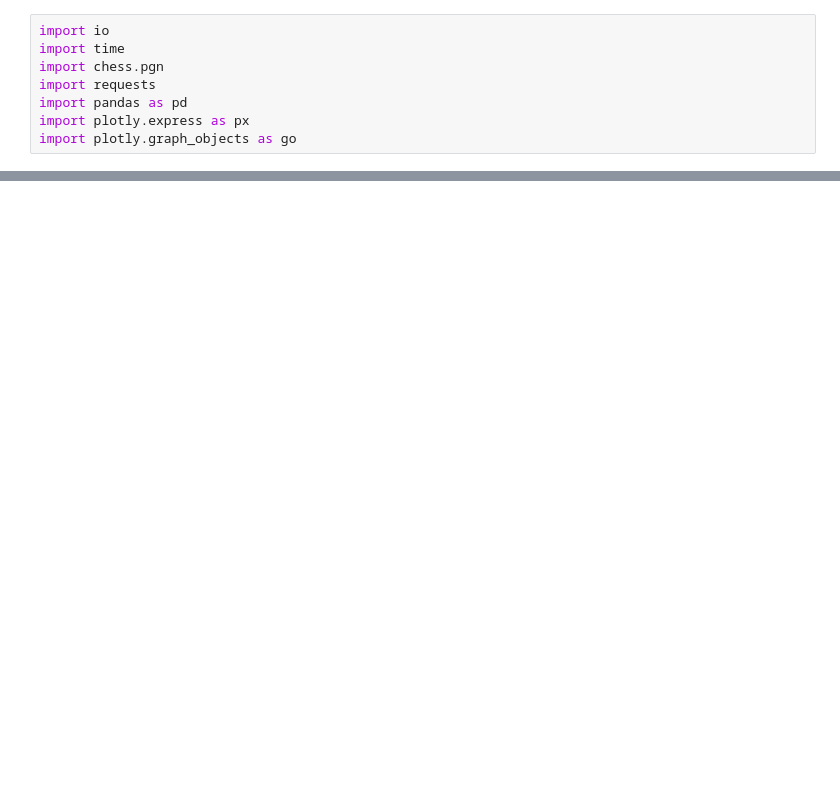
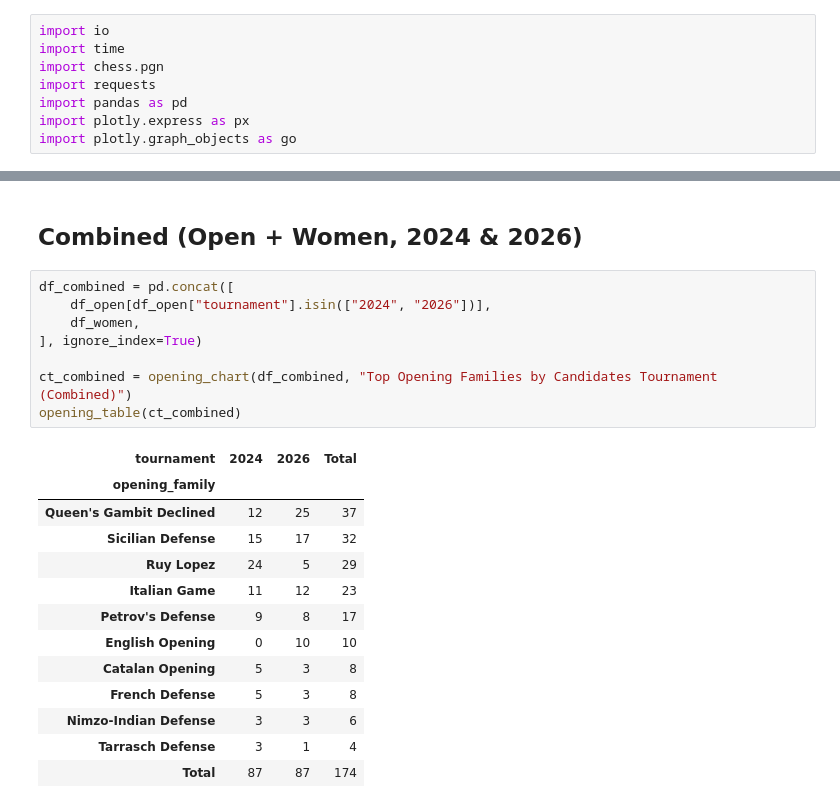
Before and after one commit to pwsiegel/candidates-data, a Jupyter notebook: candidates_openings.ipynb, the cells around one changed output, grey strips where cells are left out. Drawn from its saved outputs; the diff is of its cells as text; blank space fills up the shorter version.

```diff
--- a/candidates_openings.ipynb
+++ b/candidates_openings.ipynb
@@ -185,0 +213,24 @@ print("\n".join(lines))
+# %% [markdown]
+## Combined (Open + Women, 2024 & 2026)
+# %%
+df_combined = pd.concat([
+    df_open[df_open["tournament"].isin(["2024", "2026"])],
+    df_women,
+], ignore_index=True)
+
+ct_combined = opening_chart(df_combined, "Top Opening Families by Candidates Tournament (Combined)")
+opening_table(ct_combined)
+# %% [output]
+| tournament | 2024 | 2026 | Total |
+| opening_family |  |  |  |
+| Queen's Gambit Declined | 12 | 25 | 37 |
+| Sicilian Defense | 15 | 17 | 32 |
+| Ruy Lopez | 24 | 5 | 29 |
+| Italian Game | 11 | 12 | 23 |
+| Petrov's Defense | 9 | 8 | 17 |
+| English Opening | 0 | 10 | 10 |
+| Catalan Opening | 5 | 3 | 8 |
+| French Defense | 5 | 3 | 8 |
+| Nimzo-Indian Defense | 3 | 3 | 6 |
+| Tarrasch Defense | 3 | 1 | 4 |
+| Total | 87 | 87 | 174 |
```
Also changed, not shown: parts of 14 cells of this notebook.
